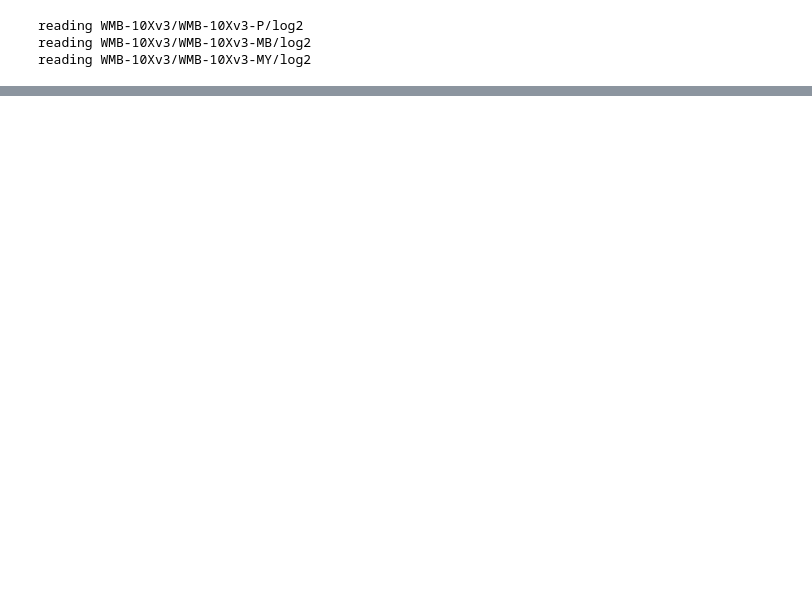
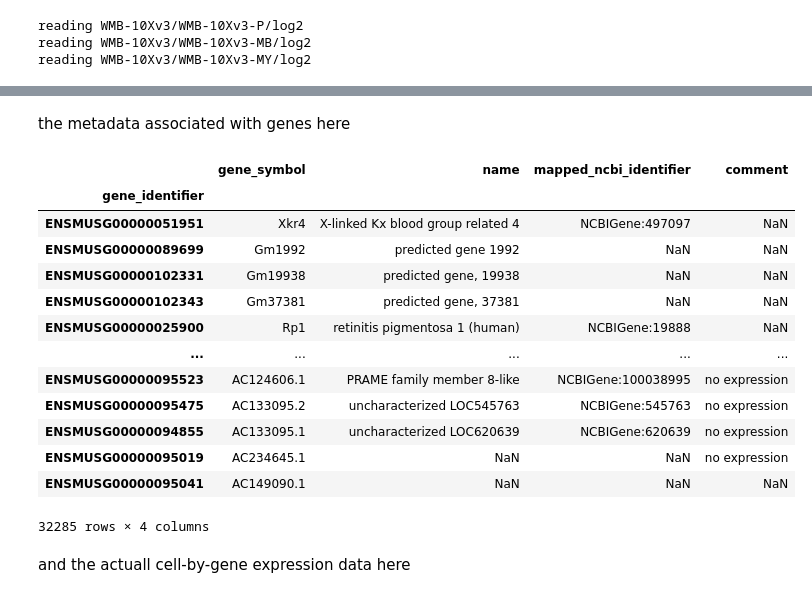
Before and after one commit to danielsf/jottings, a Jupyter notebook: PutItAllTogether.ipynb, the cells around one changed output, grey strips where cells are left out. Drawn from its saved outputs; the diff is of its cells as text; code cells hidden in the pictures; blank space fills up the shorter version.

```diff
--- a/PutItAllTogether.ipynb
+++ b/PutItAllTogether.ipynb
@@ -225,0 +301,21 @@ array([False, False, False, ..., False, False, False], shape=(1469,))
+# %% [markdown]
+the metadata associated with genes here
+# %%
+sero_adata.var
+# %% [output]
+|  | gene_symbol | name | mapped_ncbi_identifier | comment |
+| gene_identifier |  |  |  |  |
+| ENSMUSG00000051951 | Xkr4 | X-linked Kx blood group related 4 | NCBIGene:497097 | NaN |
+| ENSMUSG00000089699 | Gm1992 | predicted gene 1992 | NaN | NaN |
+| ENSMUSG00000102331 | Gm19938 | predicted gene, 19938 | NaN | NaN |
+| ENSMUSG00000102343 | Gm37381 | predicted gene, 37381 | NaN | NaN |
+| ENSMUSG00000025900 | Rp1 | retinitis pigmentosa 1 (human) | NCBIGene:19888 | NaN |
+| ... | ... | ... | ... | ... |
+| ENSMUSG00000095523 | AC124606.1 | PRAME family member 8-like | NCBIGene:100038995 | no expression |
+| ENSMUSG00000095475 | AC133095.2 | uncharacterized LOC545763 | NCBIGene:545763 | no expression |
+| ENSMUSG00000094855 | AC133095.1 | uncharacterized LOC620639 | NCBIGene:620639 | no expression |
+| ENSMUSG00000095019 | AC234645.1 | NaN | NaN | no expression |
+| ENSMUSG00000095041 | AC149090.1 | NaN | NaN | NaN |
+32285 rows × 4 columns
+# %% [markdown]
+and the actuall cell-by-gene expression data here
```
Also changed, not shown: parts of 68 cells of this notebook.
